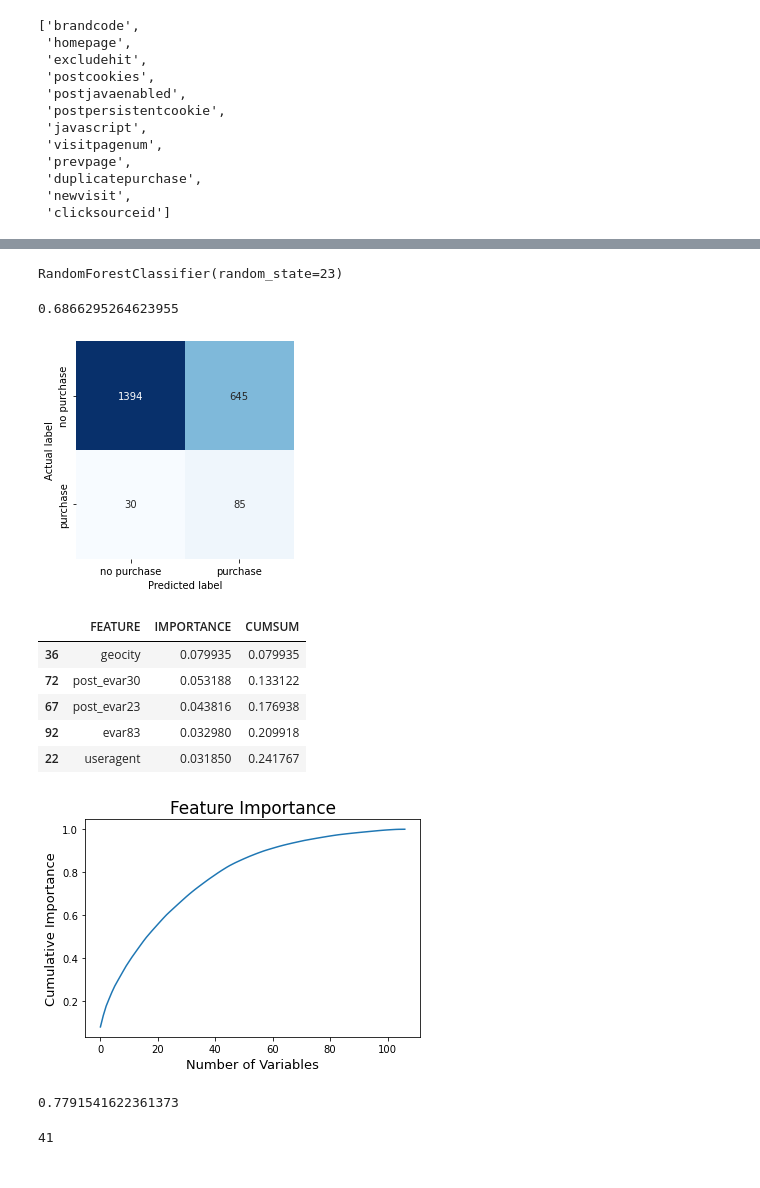
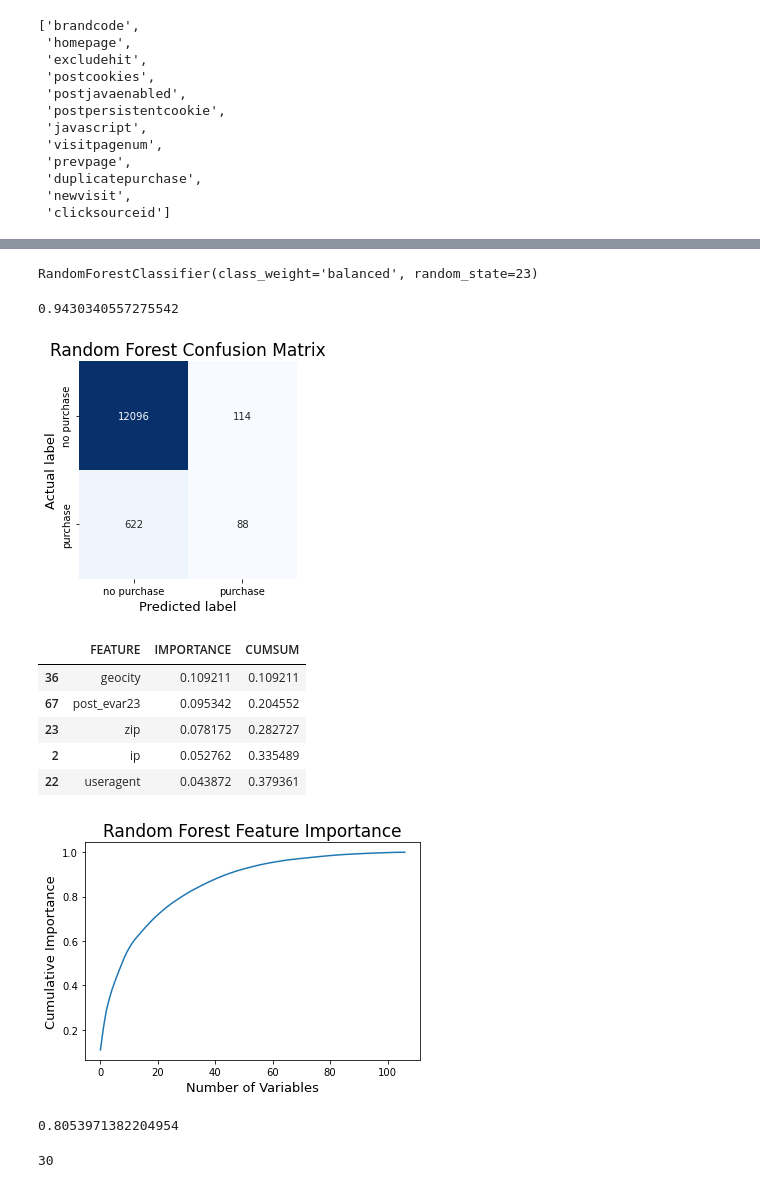
Before and after one commit to toriwang24/M148, a Jupyter notebook: feature_selection.ipynb, the cells around one changed output, grey strips where cells are left out. Saved outputs shown, nothing was run; the diff lists cells and outputs as text; code cells hidden in the pictures.

```diff
--- a/feature_selection.ipynb
+++ b/feature_selection.ipynb
@@ -387,38 +387,14 @@ removed
 
 #Class weights are balanced
 
-clf = RandomForestClassifier(random_state = 23)
+clf = RandomForestClassifier(random_state = 23, class_weight = 'balanced')
 # %%
 #Create test and train sets 95/5 split
 
-X_train, X_test, y_train, y_test = train_test_split(df_third_subset.iloc[:,:],
+X_train, X_test, y_train, y_test = train_test_split(df_third_subset.iloc[:,1:],
                                                     df_third_subset['target'],
-                                                    test_size=0.05,
+                                                    test_size=0.3,
                                                     random_state = 23)
-# %%
-#undersample train set
-
-#get all of the purchase visits
-
-X_train_1 = X_train[X_train['target'] == "1"]
-
-y_train_1 = X_train_1['target']
-
-#randomly sample non-purchase visits
-
-X_train_2 = X_train[X_train['target'] == "0"].sample(n = len(X_train_1), random_state = 23)
-
-y_train_2 = X_train_2['target']
-
-#remove target from X and concatenate the purchase and non-purchase observations
-
-X_train = (pd.concat([X_train_1, X_train_2])).iloc[:,1:]
-
-y_train = pd.concat([y_train_1, y_train_2])
-
-#remove target from test set
-
-X_test = X_test.iloc[:,1:]
 # %%
 #observations in test set
 
@@ -480,9 +456,9 @@ X_test_numerical_transformed = scaler.transform(X_test_numerical)
 
 X_train_numerical_transformed = pd.DataFrame(X_train_numerical_transformed, columns = X_train_numerical.columns.to_list())
 
-X_train_numerical_transformed = X_train_numerical_transformed.fillna(-999)
+X_train_numerical_transformed = X_train_numerical_transformed.fillna(-1)
 
 X_test_numerical_transformed = pd.DataFrame(X_test_numerical_transformed, columns = X_train_numerical.columns.to_list())
 
-X_test_numerical_transformed = X_test_numerical_transformed.fillna(-999)
+X_test_numerical_transformed = X_test_numerical_transformed.fillna(-1)
 # %%
@@ -506,29 +482,31 @@ X_test_total_transformed = np.concatenate([X_test_categorical_transformed.to_num
 
 clf.fit(X_train_total_transformed, y_train_transformed)
 # %% [output]
-RandomForestClassifier(random_state=23)
+RandomForestClassifier(class_weight='balanced', random_state=23)
 # %%
 #accuracy of classifier on test set
 
 clf.score(X_test_total_transformed, y_test_transformed)
 # %% [output]
-0.6866295264623955
+0.9430340557275542
 # %%
 #confusion matrix for test set
 
 y_predicted = clf.predict(X_test_total_transformed)
 
 labels = ['no purchase', 'purchase']
 
 sns.heatmap(confusion_matrix(y_test_transformed, y_predicted),
             square=True, annot=True, fmt='d', cbar=False, cmap='Blues',
             xticklabels=labels, yticklabels=labels)
 
-plt.xlabel('Predicted label')
-plt.ylabel('Actual label')
+plt.title('Random Forest Confusion Matrix', fontsize = 17)
+plt.xlabel('Predicted label', fontsize = 13)
+plt.ylabel('Actual label', fontsize = 13)
+plt.savefig("classifier_confusion")
 plt.show()
 # %% [output]
-[figure, old version]
+[figure, new version]
 # %%
 #print out the features and importances
 
@@ -553,21 +531,21 @@ df_imp['CUMSUM'] = df_imp['IMPORTANCE'].cumsum()
 df_imp.head(5)
 # %% [output]
 |  | FEATURE | IMPORTANCE | CUMSUM |
-| 36 | geocity | 0.079935 | 0.079935 |
-| 72 | post_evar30 | 0.053188 | 0.133122 |
-| 67 | post_evar23 | 0.043816 | 0.176938 |
-| 92 | evar83 | 0.032980 | 0.209918 |
-| 22 | useragent | 0.031850 | 0.241767 |
+| 36 | geocity | 0.109211 | 0.109211 |
+| 67 | post_evar23 | 0.095342 | 0.204552 |
+| 23 | zip | 0.078175 | 0.282727 |
+| 2 | ip | 0.052762 | 0.335489 |
+| 22 | useragent | 0.043872 | 0.379361 |
 # %%
 #plot to see how many variables we should take
 
-#curve flattens at around 40 and it becomes diminishing returns so 40 is a good number
+#curve slows down a lot at around 30 and it becomes diminishing returns so 30 is a good number
 
-#accounts for about 80% of importance
+#30 accounts for about 80% of importance
 
 plt.plot(range(0,len(df_imp),1), df_imp['CUMSUM'])
 
-plt.title("Feature Importance", fontsize = 17)
+plt.title("Random Forest Feature Importance", fontsize = 17)
 plt.xlabel('Number of Variables', fontsize = 13)
 plt.ylabel('Cumulative Importance', fontsize = 13)
 
@@ -578,5 +556,5 @@ plt.savefig("feature_importance")
 
 plt.show()
 # %% [output]
-[figure, old version]
+[figure, new version]
 # %%
@@ -586,17 +564,17 @@ features = ['target'] + df_imp['FEATURE'].head(40).to_list()
 # %%
 #proportion of importance accounted for by top 40 variables
 
-df_imp['CUMSUM'].iloc[39]
+df_imp['CUMSUM'].iloc[29]
 # %% [output]
-0.7791541622361373
+0.8053971382204954
 # %%
 #how many features remain after feature importance subsetting
 
 #minus 1 for target
 
-len(features)
+len(features) - 1
 # %% [output]
-41
+30
 # %%
 #FINAL DATA SET
 
```
Also changed, not shown: parts of 5 cells of this notebook.
